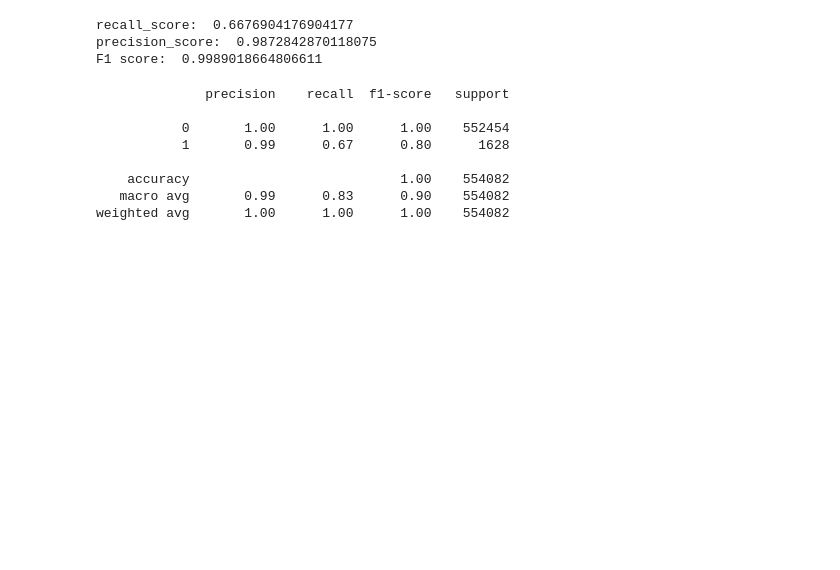
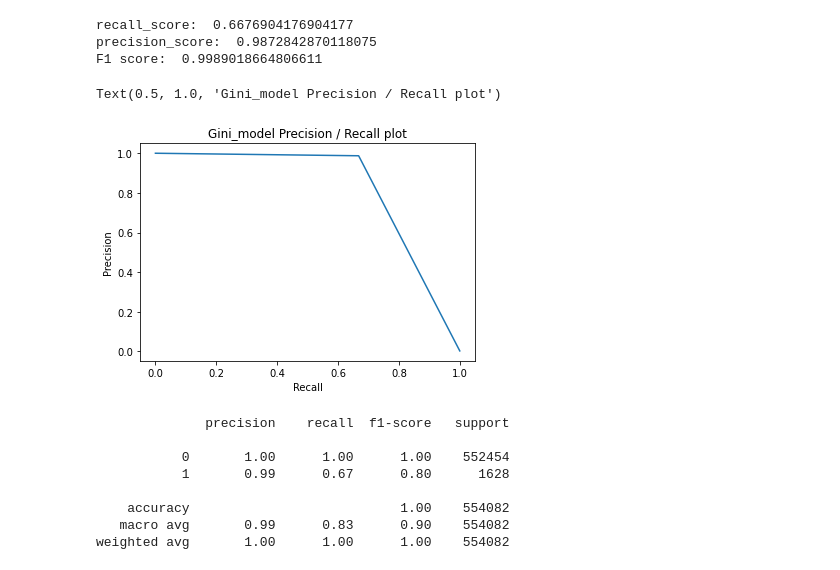
Before and after one commit to ArchanaRobin/SpringBoard, a Jupyter notebook: Capstone 2_Credit Card Fraud Detection/Credit Card Fraud Detection - Preprocessing and Modeling.ipynb, the cells around one changed output. Drawn from its saved outputs; the diff is of its cells as text; code cells hidden in the pictures; blank space fills up the shorter version.

Commit message:
Credit Card Fraud Detection - EDA, Preprocessing and Modeling

```diff
--- a/Capstone 2_Credit Card Fraud Detection/Credit Card Fraud Detection - Preprocessing and Modeling.ipynb
+++ b/Capstone 2_Credit Card Fraud Detection/Credit Card Fraud Detection - Preprocessing and Modeling.ipynb
@@ -799,6 +857,18 @@ print(f"F1 score:  {f1_score(y_test, gini_pred, average='weighted')}")
 recall_score:  0.6676904176904177
 precision_score:  0.9872842870118075
 F1 score:  0.9989018664806611
+# %%
+from sklearn.metrics import precision_recall_curve
+
+precision, recall, thresholds = precision_recall_curve(y_test, gini_pred)
+
+plt.plot(recall, precision)
+plt.xlabel('Recall')
+plt.ylabel('Precision')
+plt.title('Gini_model Precision / Recall plot')
+# %% [output]
+Text(0.5, 1.0, 'Gini_model Precision / Recall plot')
+[figure, added]
 # %%
 # classification_report
 print(classification_report(y_test, gini_pred))
```
Also changed, not shown: parts of 18 cells of this notebook, 4 other files.
